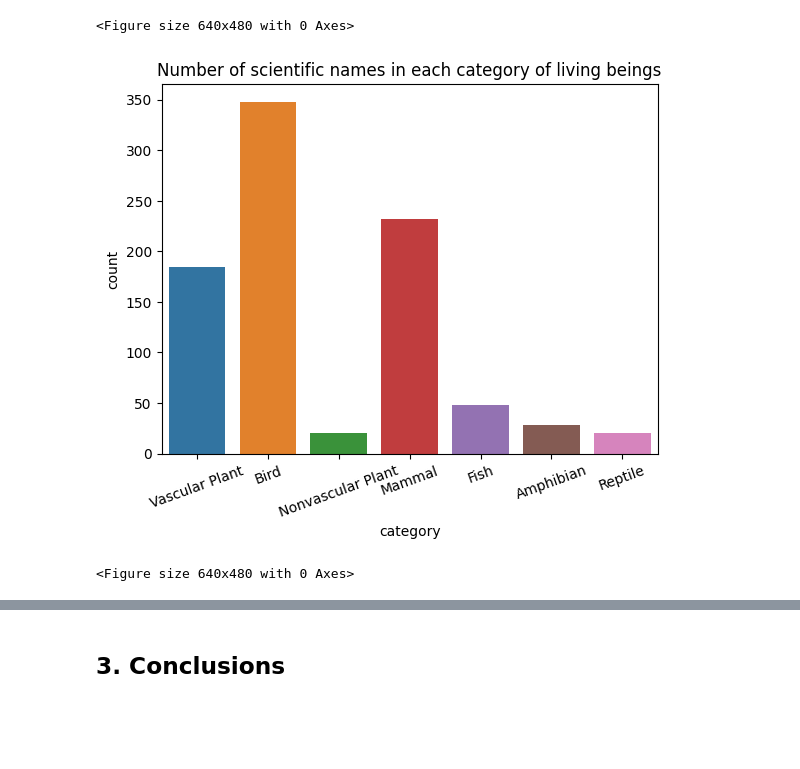
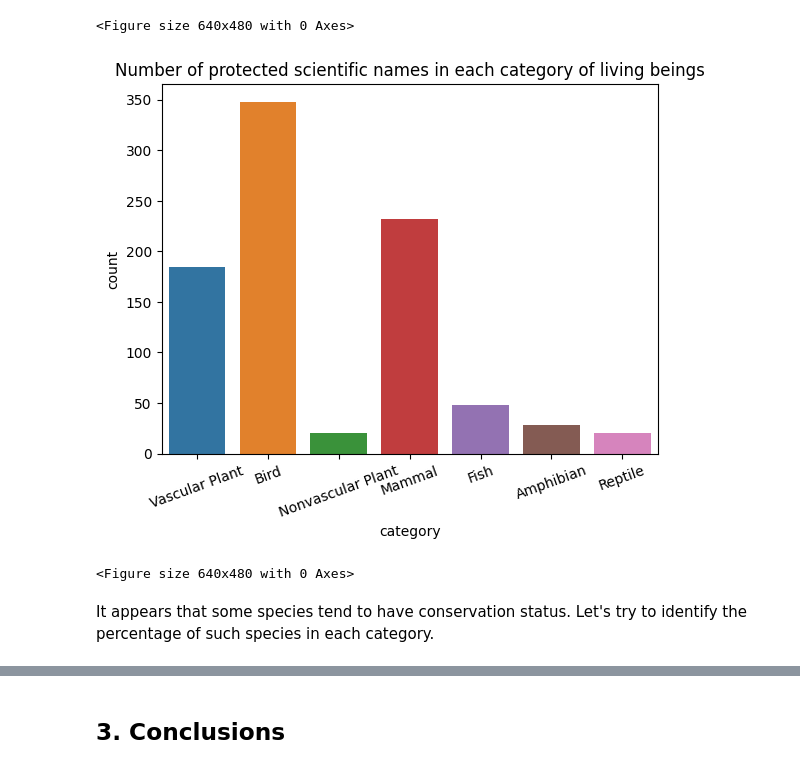
Before and after one commit to RUDMUSO/Projects, a Jupyter notebook: biodiversity/biodiversity.ipynb, the cells around one changed output, grey strips where cells are left out. Cells and saved outputs as stored; diff of their text form; code cells hidden in the pictures; blank space fills up the shorter version.

```diff
--- a/biodiversity/biodiversity.ipynb
+++ b/biodiversity/biodiversity.ipynb
@@ -161,10 +161,12 @@ plt.clf()
 <Figure size 640x480 with 0 Axes>
 # %%
 sns.countplot(data=all_data[all_data.conservation_status!='Not Evaluated'], x='category', order=ordering)
-plt.title('Number of scientific names in each category of living beings')
+plt.title('Number of protected scientific names in each category of living beings')
 plt.xticks(rotation=20)
 plt.show()
 plt.clf()
 # %% [output]
-[figure, old version]
+[figure, new version]
 <Figure size 640x480 with 0 Axes>
+# %% [markdown]
+It appears that some species tend to have conservation status. Let's try to identify the percentage of such species in each category.
```
Also changed, not shown: parts of 15 cells of this notebook.
